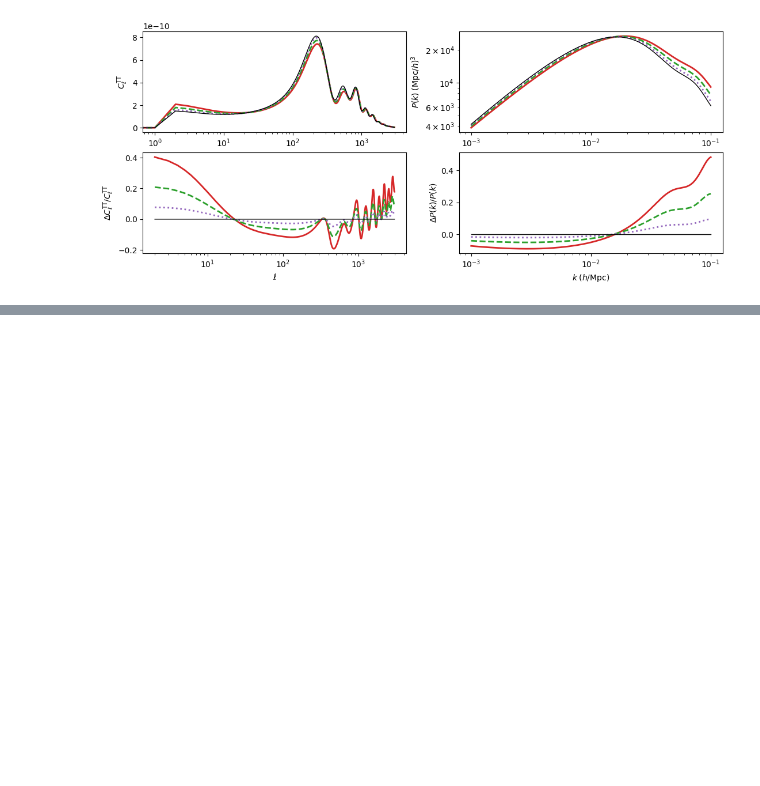
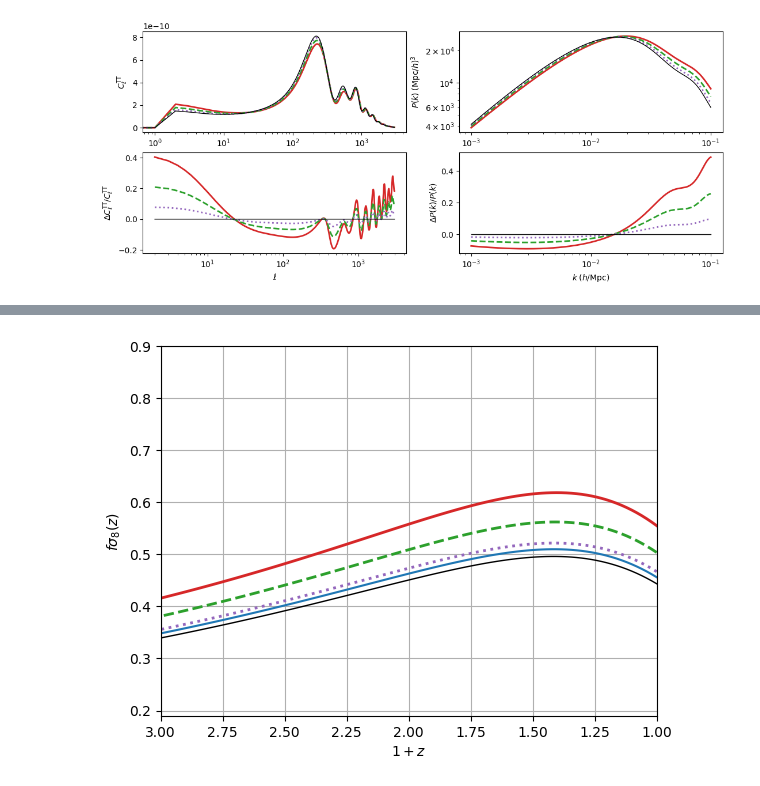
Before and after one commit to joaoreboucas1/class_hds, a Jupyter notebook: notebooks/demo.ipynb, the cells around one changed output, grey strips where cells are left out. Drawn from its saved outputs; the diff is of its cells as text; code cells hidden in the pictures; blank space fills up the shorter version.

```diff
--- a/notebooks/demo.ipynb
+++ b/notebooks/demo.ipynb
@@ -210,0 +244,13 @@ Text(0, 0.5, '$\\Delta P(k) / P(k)$')
+# %%
+zz = np.linspace(0, 2, 100)
+for (key, model), style in zip(models.items(), styles):
+    color, ls, lw = style
+    fs8 = np.array([model.scale_independent_f_sigma8(z) for z in zz])
+    plt.plot((1+zz), fs8, color=color, ls=ls, lw=lw)
+plt.xlim([3, 1])
+plt.ylim([0.19, 0.9])
+plt.xlabel(r"$1 + z$")
+plt.ylabel(r"$f\sigma_8(z)$")
+plt.grid()
+# %% [output]
+[figure, added]
```
Also changed, not shown: parts of 3 cells of this notebook, 1 other file.
